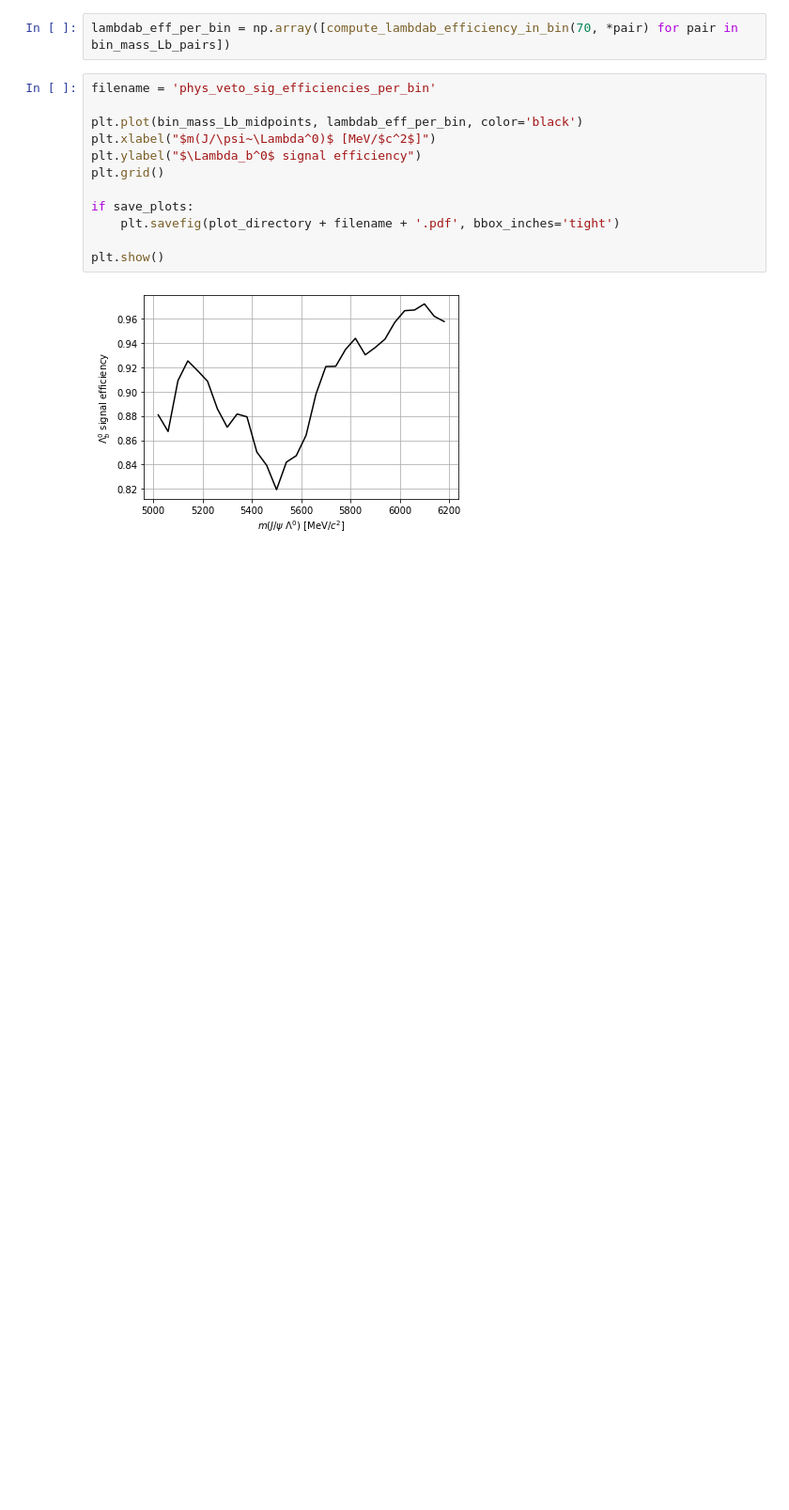
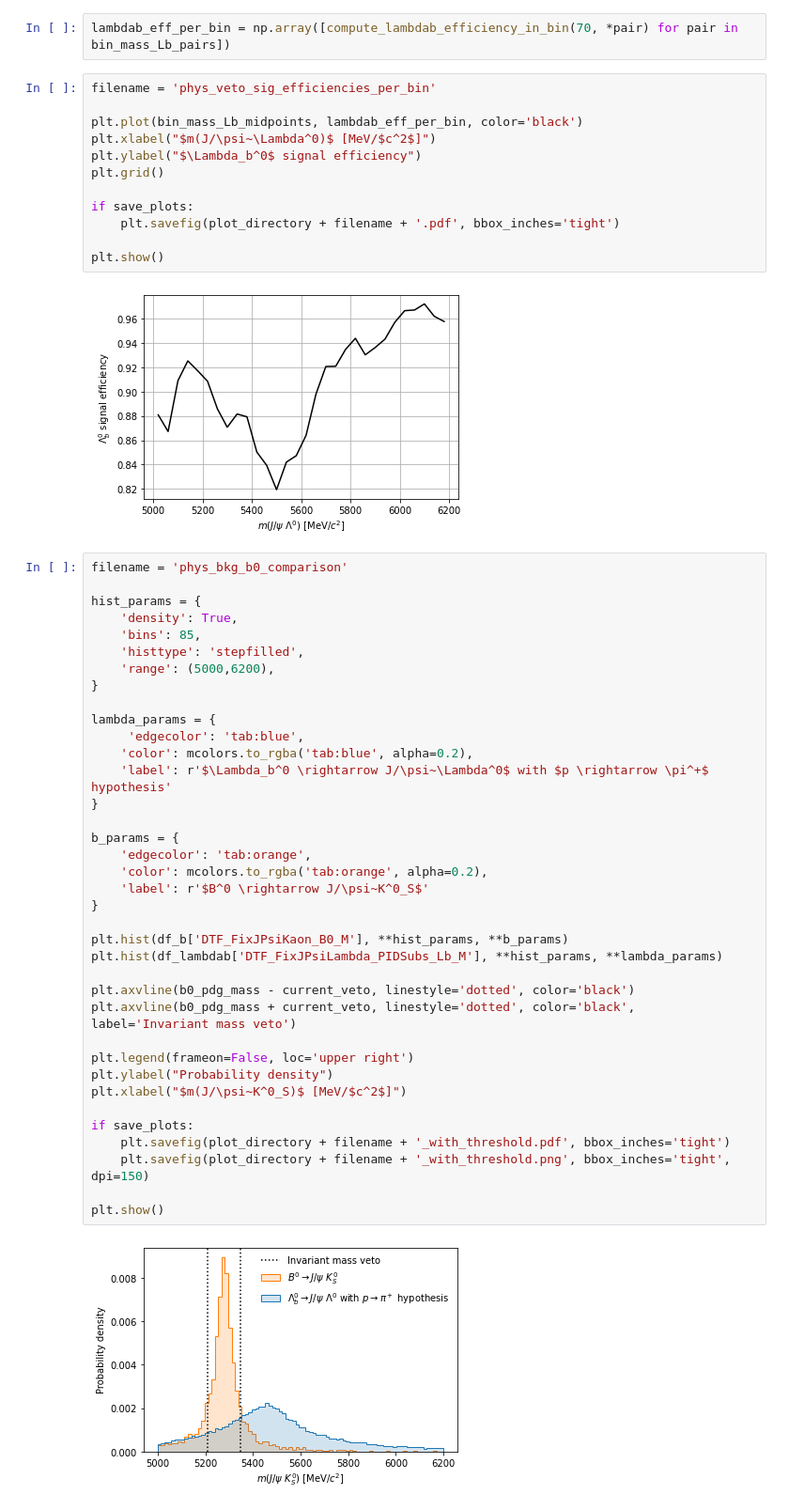
Before and after one commit to alatios/lb2jpsil_physical-background-studies, a Jupyter notebook: 01_invariant_mass_veto.ipynb, the cells around one changed output. Shown at 94% size. Drawn from its saved outputs; the diff is of its cells as text; blank space fills up the shorter version.

Commit message:
Rerun with color

```diff
--- a/01_invariant_mass_veto.ipynb
+++ b/01_invariant_mass_veto.ipynb
@@ -393,3 +393,42 @@ if save_plots:
 plt.show()
 # %% [output]
 [figure]
+# %%
+filename = 'phys_bkg_b0_comparison'
+
+hist_params = {
+    'density': True,
+    'bins': 85,
+    'histtype': 'stepfilled',
+    'range': (5000,6200),
+}
+
+lambda_params = {
+     'edgecolor': 'tab:blue',
+    'color': mcolors.to_rgba('tab:blue', alpha=0.2),
+    'label': r'$\Lambda_b^0 \rightarrow J/\psi~\Lambda^0$ with $p \rightarrow \pi^+$ hypothesis'
+}
+
+b_params = {
+    'edgecolor': 'tab:orange',
+    'color': mcolors.to_rgba('tab:orange', alpha=0.2),
+    'label': r'$B^0 \rightarrow J/\psi~K^0_S$'
+}
+
+plt.hist(df_b['DTF_FixJPsiKaon_B0_M'], **hist_params, **b_params)
+plt.hist(df_lambdab['DTF_FixJPsiLambda_PIDSubs_Lb_M'], **hist_params, **lambda_params)
+
+plt.axvline(b0_pdg_mass - current_veto, linestyle='dotted', color='black')
+plt.axvline(b0_pdg_mass + current_veto, linestyle='dotted', color='black', label='Invariant mass veto')
+
+plt.legend(frameon=False, loc='upper right')
+plt.ylabel("Probability density")
+plt.xlabel("$m(J/\psi~K^0_S)$ [MeV/$c^2$]")
+
+if save_plots:
+    plt.savefig(plot_directory + filename + '_with_threshold.pdf', bbox_inches='tight')
+    plt.savefig(plot_directory + filename + '_with_threshold.png', bbox_inches='tight', dpi=150)
+
+plt.show()
+# %% [output]
+[figure, added]
```
Also changed, not shown: 1 other file.
